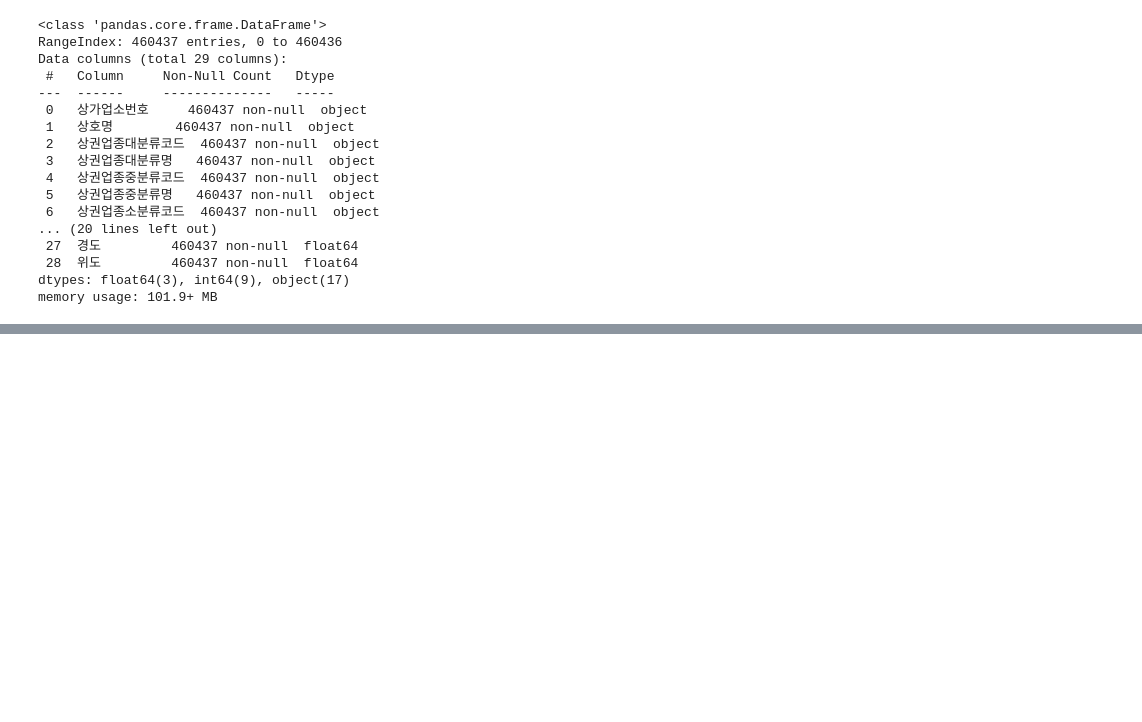
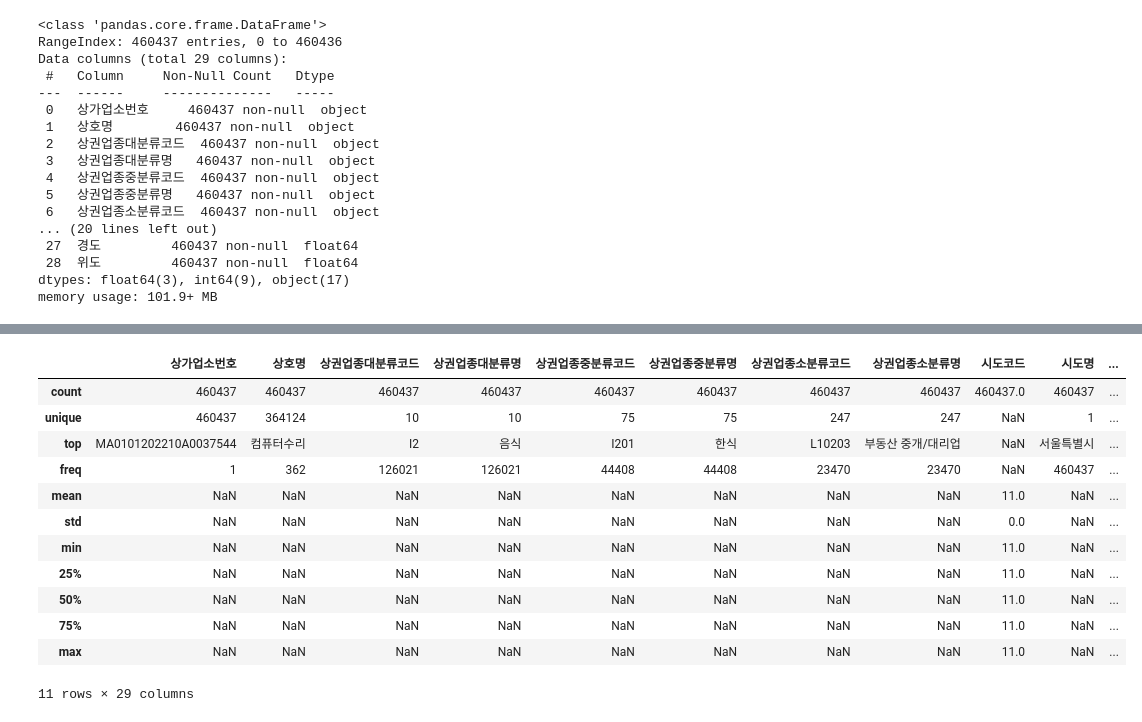
Before and after one commit to allenkang92/DA_practice, a Jupyter notebook: Data_Analysis/note/second/Market Area Analysis.ipynb, the cells around one changed output, grey strips where cells are left out. Drawn from its saved outputs; the diff is of its cells as text; code cells hidden in the pictures; blank space fills up the shorter version.

```diff
--- a/Data_Analysis/note/second/Market Area Analysis.ipynb
+++ b/Data_Analysis/note/second/Market Area Analysis.ipynb
@@ -282,0 +335,16 @@ memory usage: 101.9+ MB
+# %%
+df.describe(include="all")
+# %% [output]
+|  | 상가업소번호 | 상호명 | 상권업종대분류코드 | 상권업종대분류명 | 상권업종중분류코드 | 상권업종중분류명 | 상권업종소분류코드 | 상권업종소분류명 | 시도코드 | 시도명 | ... |
+| count | 460437 | 460437 | 460437 | 460437 | 460437 | 460437 | 460437 | 460437 | 460437.0 | 460437 | ... |
+| unique | 460437 | 364124 | 10 | 10 | 75 | 75 | 247 | 247 | NaN | 1 | ... |
+| top | MA0101202210A0037544 | 컴퓨터수리 | I2 | 음식 | I201 | 한식 | L10203 | 부동산 중개/대리업 | NaN | 서울특별시 | ... |
+| freq | 1 | 362 | 126021 | 126021 | 44408 | 44408 | 23470 | 23470 | NaN | 460437 | ... |
+| mean | NaN | NaN | NaN | NaN | NaN | NaN | NaN | NaN | 11.0 | NaN | ... |
+| std | NaN | NaN | NaN | NaN | NaN | NaN | NaN | NaN | 0.0 | NaN | ... |
+| min | NaN | NaN | NaN | NaN | NaN | NaN | NaN | NaN | 11.0 | NaN | ... |
+| 25% | NaN | NaN | NaN | NaN | NaN | NaN | NaN | NaN | 11.0 | NaN | ... |
+| 50% | NaN | NaN | NaN | NaN | NaN | NaN | NaN | NaN | 11.0 | NaN | ... |
+| 75% | NaN | NaN | NaN | NaN | NaN | NaN | NaN | NaN | 11.0 | NaN | ... |
+| max | NaN | NaN | NaN | NaN | NaN | NaN | NaN | NaN | 11.0 | NaN | ... |
+11 rows × 29 columns
```
Also changed, not shown: parts of 8 cells of this notebook.
